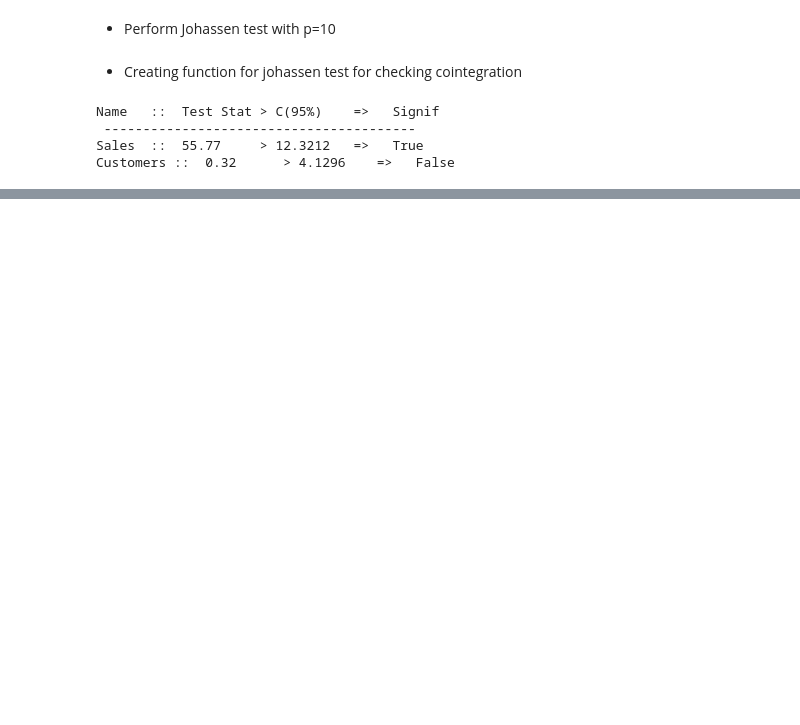
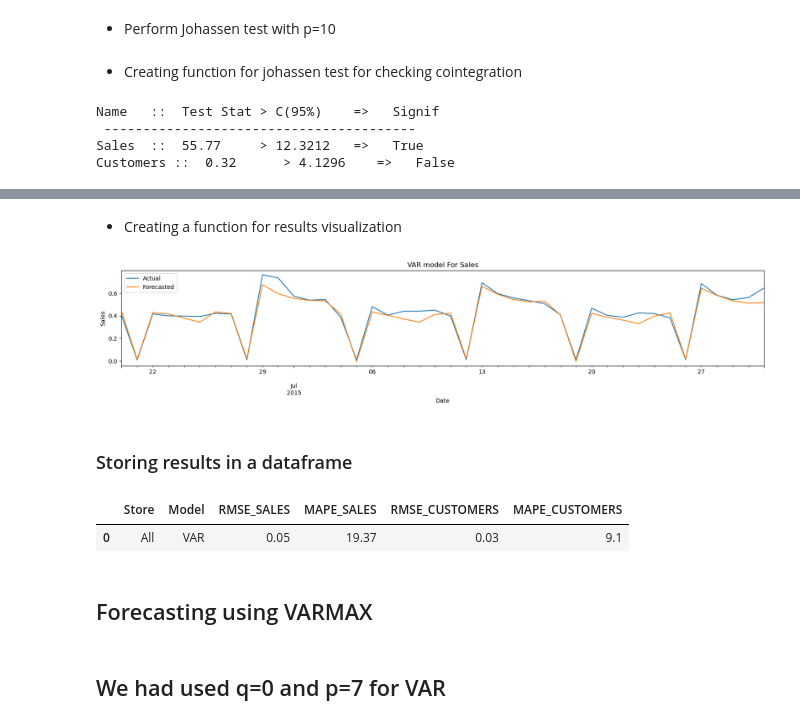
Before and after one commit to SanjayaKumarSahoo/rossmann-drug-timeseries-forecast, a Jupyter notebook: rossmann-drug-timeseries-forecast.ipynb, the cells around one changed output, grey strips where cells are left out. Saved outputs shown, nothing was run; the diff lists cells and outputs as text; code cells hidden in the pictures; blank space fills up the shorter version.

```diff
--- a/rossmann-drug-timeseries-forecast.ipynb
+++ b/rossmann-drug-timeseries-forecast.ipynb
@@ -1075,0 +1078,5 @@ Customers ::  0.32      > 4.1296    =>   False
+# %%
+lag_order = var_model_final.k_ar
+print(lag_order)
+forecast_input = train_df_all_train[['Sales','Customers']].values[-lag_order:]
+forecast_input
@@ -1075,0 +1098,5 @@ Customers ::  0.32      > 4.1296    =>   False
+# %%
+exog_test = train_df_all_test[['Promo','SchoolHoliday','DayOfWeek_1','DayOfWeek_2','DayOfWeek_3','DayOfWeek_4','DayOfWeek_5','DayOfWeek_6','DayOfWeek_7']].astype(float)
+fc = var_model_final.forecast(y=forecast_input, steps=42,exog_future=exog_test)
+var_forecast = pd.DataFrame(fc, index=train_df_all_test.index, columns=['Sales','Customers'])
+var_forecast
@@ -1075,0 +1122,22 @@ Customers ::  0.32      > 4.1296    =>   False
+# %%
+# Adding forecasted values
+train_df_all_test['VarForecastedSales']=var_forecast.Sales
+train_df_all_test['VarForecastedCustomers']=var_forecast.Customers
+# %% [markdown]
+- Creating a function for results visualization
+# %%
+def forecasted_timeseries_visualization(series,forecasted_series,c,model):
+    fig = plt.figure(figsize=(20, 3))
+    series.plot(label='Actual')
+    forecasted_series.plot(label='Forecasted')
+    plt.xlabel('Date')
+    plt.ylabel(c)
+    plt.legend(loc='best')
+    plt.title('{} model For {}'.format(model,c))
+    plt.show()
+# %%
+forecasted_timeseries_visualization(train_df_all_test['Sales'],train_df_all_test['VarForecastedSales'],'Sales','VAR')
+# %% [output]
+[figure, added]
+# %% [markdown]
+### Storing results in a dataframe
@@ -1075,0 +1156,12 @@ Customers ::  0.32      > 4.1296    =>   False
+# %%
+d=summary(train_df_all_test['Sales'], train_df_all_test['VarForecastedSales'],
+       train_df_all_test['Customers'], train_df_all_test['VarForecastedCustomers'],'All','VAR')
+summary_df = pd.concat([summary_df, d])
+summary_df.head()
+# %% [output]
+|  | Store | Model | RMSE_SALES | MAPE_SALES | RMSE_CUSTOMERS | MAPE_CUSTOMERS |
+| 0 | All | VAR | 0.05 | 19.37 | 0.03 | 9.1 |
+# %% [markdown]
+## Forecasting using VARMAX
+# %% [markdown]
+## We had used q=0 and p=7 for VAR
```
Also changed, not shown: parts of 11 cells of this notebook.
